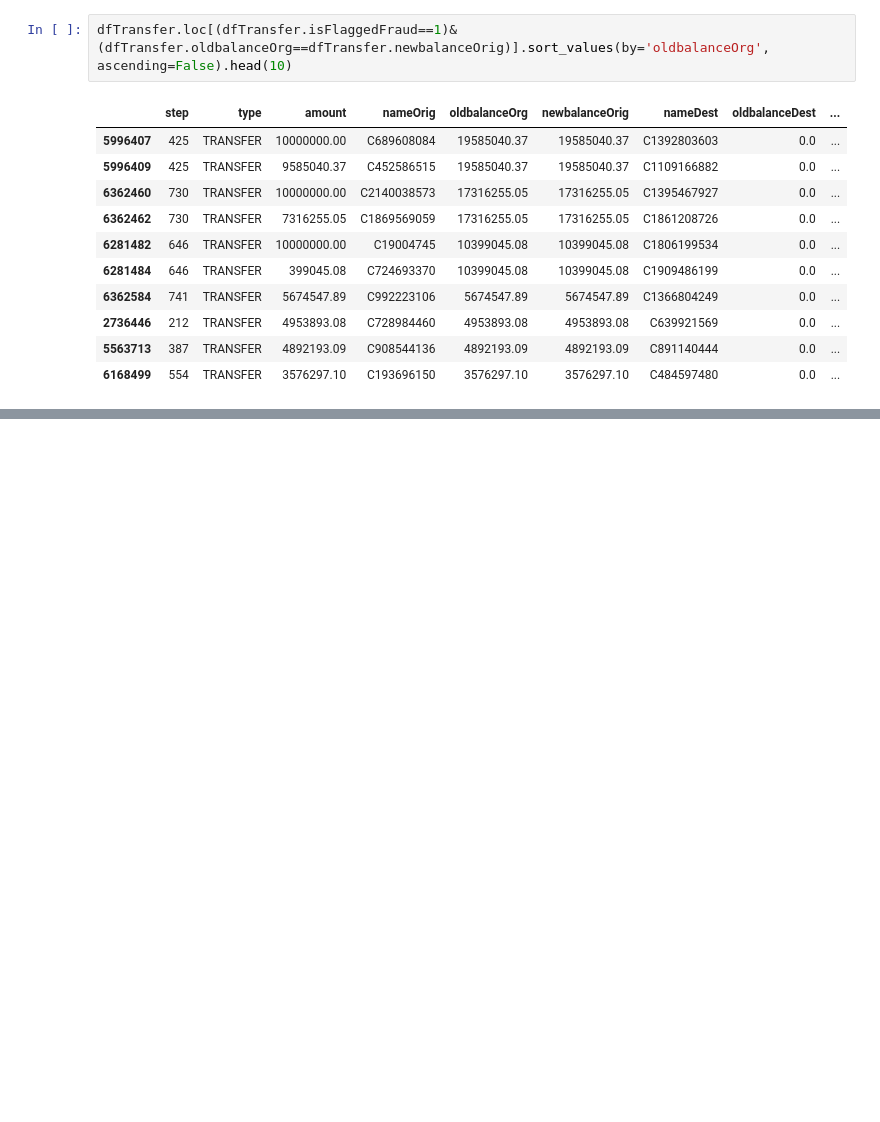
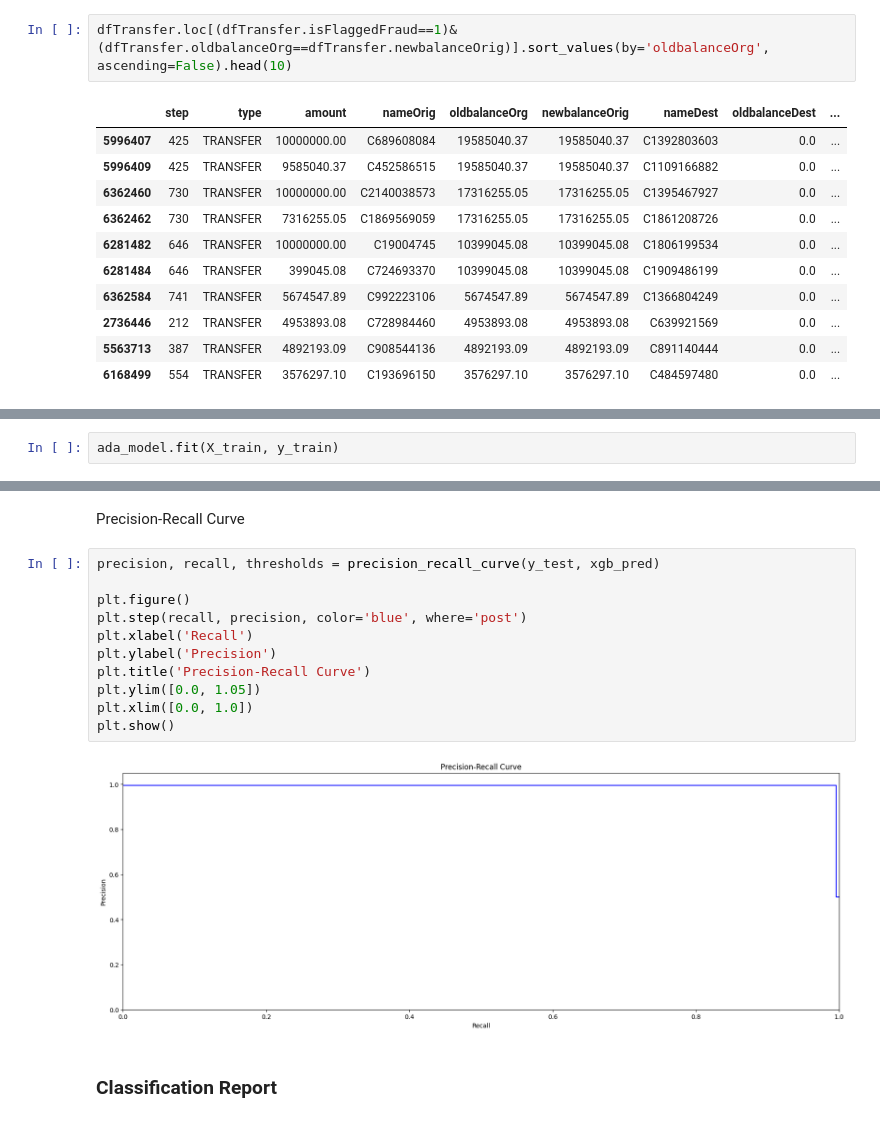
Before and after one commit to SaiVenkatesh007/Fraudulent-Transaction-Detection, a Jupyter notebook: code.ipynb, the cells around one changed output, grey strips where cells are left out. Cells and saved outputs as stored; diff of their text form; blank space fills up the shorter version.

```diff
--- a/code.ipynb
+++ b/code.ipynb
@@ -289,0 +568,2 @@ dfTransfer.loc[(dfTransfer.isFlaggedFraud==1)&(dfTransfer.oldbalanceOrg==dfTrans
+# %%
+ada_model.fit(X_train, y_train)
@@ -289,0 +700,17 @@ dfTransfer.loc[(dfTransfer.isFlaggedFraud==1)&(dfTransfer.oldbalanceOrg==dfTrans
+# %% [markdown]
+Precision-Recall Curve
+# %%
+precision, recall, thresholds = precision_recall_curve(y_test, xgb_pred)
+
+plt.figure()
+plt.step(recall, precision, color='blue', where='post')
+plt.xlabel('Recall')
+plt.ylabel('Precision')
+plt.title('Precision-Recall Curve')
+plt.ylim([0.0, 1.05])
+plt.xlim([0.0, 1.0])
+plt.show()
+# %% [output]
+[figure, added]
+# %% [markdown]
+### Classification Report
```
Also changed, not shown: parts of 74 cells of this notebook.
